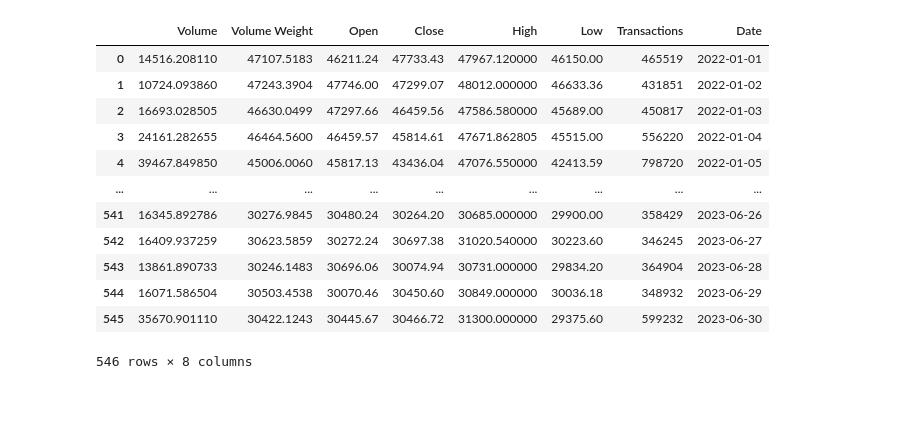
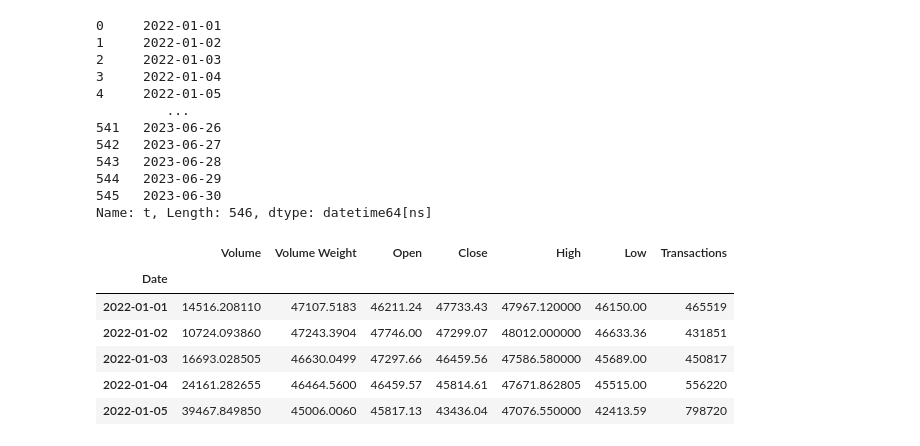
Before and after one commit to JulHendrickson/RJM-Algo-Trading, a Jupyter notebook: Data_Prep.ipynb, the cells around one changed output. Drawn from its saved outputs; the diff is of its cells as text; code cells hidden in the pictures; blank space fills up the shorter version.

```diff
--- a/Data_Prep.ipynb
+++ b/Data_Prep.ipynb
@@ -27,5 +54,18 @@ ethereum_df = pd.json_normalize(ethereum_data['results'])
 # %%
 Date_Time_btc = pd.to_datetime(bitcoin_df.t, unit='ms').dropna()
-Date_Time_eth = pd.to_datetime(ethereum_df.t, unit='ms').dropna()
+Date_Time_btc
+# %% [output]
+0     2022-01-01
+1     2022-01-02
+2     2022-01-03
+3     2022-01-04
+4     2022-01-05
+         ...
+541   2023-06-26
+542   2023-06-27
+543   2023-06-28
+544   2023-06-29
+545   2023-06-30
+Name: t, Length: 546, dtype: datetime64[ns]
 # %%
 bitcoin_df = bitcoin_df.drop(columns=['t'])
@@ -36,26 +74,21 @@ ethereum_df_dt = pd.concat([ethereum_df, Date_Time_eth], axis=1, join='inner')
 # %%
 bitcoin_df_dt = bitcoin_df_dt.rename(columns={
     'v': 'Volume',
     'vw': 'Volume Weight',
     'o': 'Open',
     'c': 'Close',
     'h': 'High',
     'l': 'Low',
     'n': 'Transactions',
     't': 'Date'
 })
-bitcoin_df_dt
+bitcoin_df_dt = bitcoin_df_dt.set_index(['Date'])
+bitcoin_df_dt.head()
 # %% [output]
-|  | Volume | Volume Weight | Open | Close | High | Low | Transactions | Date |
-| 0 | 14516.208110 | 47107.5183 | 46211.24 | 47733.43 | 47967.120000 | 46150.00 | 465519 | 2022-01-01 |
-| 1 | 10724.093860 | 47243.3904 | 47746.00 | 47299.07 | 48012.000000 | 46633.36 | 431851 | 2022-01-02 |
-| 2 | 16693.028505 | 46630.0499 | 47297.66 | 46459.56 | 47586.580000 | 45689.00 | 450817 | 2022-01-03 |
-| 3 | 24161.282655 | 46464.5600 | 46459.57 | 45814.61 | 47671.862805 | 45515.00 | 556220 | 2022-01-04 |
-| 4 | 39467.849850 | 45006.0060 | 45817.13 | 43436.04 | 47076.550000 | 42413.59 | 798720 | 2022-01-05 |
-| ... | ... | ... | ... | ... | ... | ... | ... | ... |
-| 541 | 16345.892786 | 30276.9845 | 30480.24 | 30264.20 | 30685.000000 | 29900.00 | 358429 | 2023-06-26 |
-| 542 | 16409.937259 | 30623.5859 | 30272.24 | 30697.38 | 31020.540000 | 30223.60 | 346245 | 2023-06-27 |
-| 543 | 13861.890733 | 30246.1483 | 30696.06 | 30074.94 | 30731.000000 | 29834.20 | 364904 | 2023-06-28 |
-| 544 | 16071.586504 | 30503.4538 | 30070.46 | 30450.60 | 30849.000000 | 30036.18 | 348932 | 2023-06-29 |
-| 545 | 35670.901110 | 30422.1243 | 30445.67 | 30466.72 | 31300.000000 | 29375.60 | 599232 | 2023-06-30 |
+|  | Volume | Volume Weight | Open | Close | High | Low | Transactions |
+| Date |  |  |  |  |  |  |  |
+| 2022-01-01 | 14516.208110 | 47107.5183 | 46211.24 | 47733.43 | 47967.120000 | 46150.00 | 465519 |
+| 2022-01-02 | 10724.093860 | 47243.3904 | 47746.00 | 47299.07 | 48012.000000 | 46633.36 | 431851 |
+| 2022-01-03 | 16693.028505 | 46630.0499 | 47297.66 | 46459.56 | 47586.580000 | 45689.00 | 450817 |
+| 2022-01-04 | 24161.282655 | 46464.5600 | 46459.57 | 45814.61 | 47671.862805 | 45515.00 | 556220 |
+| 2022-01-05 | 39467.849850 | 45006.0060 | 45817.13 | 43436.04 | 47076.550000 | 42413.59 | 798720 |
-546 rows × 8 columns
```
Also changed, not shown: parts of 12 cells of this notebook, 3 other files.
